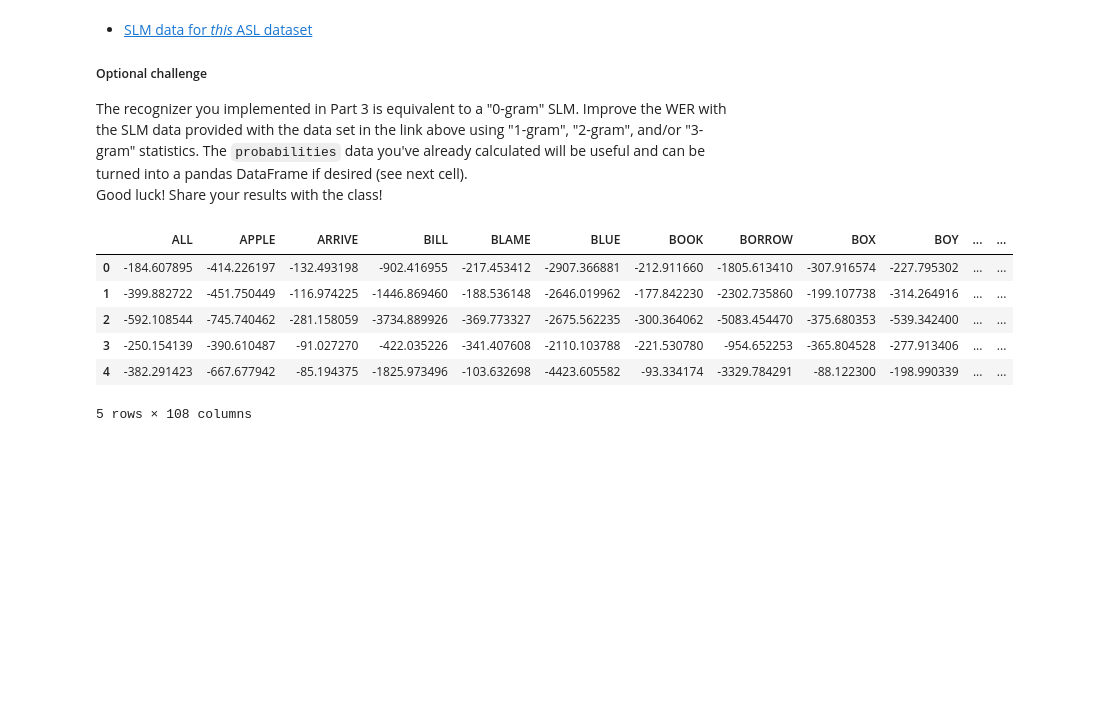
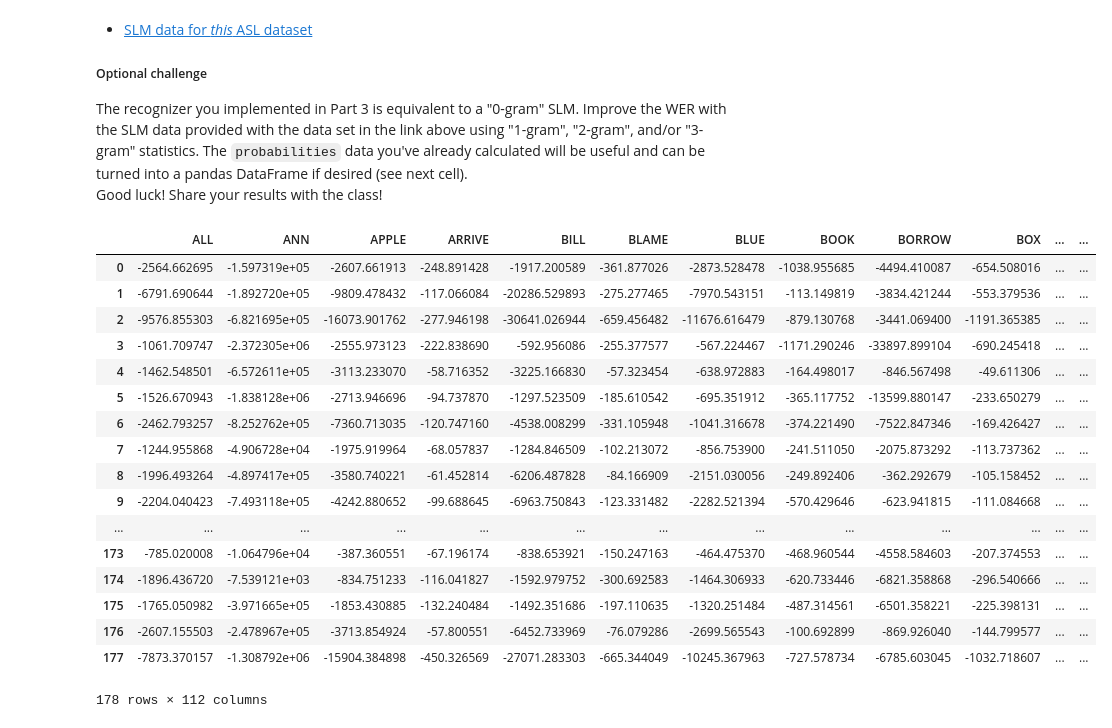
Before and after one commit to nicholasding/AIND-Recognizer, a Jupyter notebook: asl_recognizer.ipynb, the cells around one changed output. Saved outputs shown, nothing was run; the diff lists cells and outputs as text; code cells hidden in the pictures; blank space fills up the shorter version.

Commit message:
Added more combination tests

```diff
--- a/asl_recognizer.ipynb
+++ b/asl_recognizer.ipynb
@@ -83,6 +83,7 @@ asl.df.head()  # the new feature 'grnd-ry' is now in the frames dictionary
 from asl_utils import test_features_tryit
 # TODO add df columns for 'grnd-rx', 'grnd-ly', 'grnd-lx' representing differences between hand and nose locations
 asl.df['grnd-rx'] = asl.df['right-x'] - asl.df['nose-x']
+asl.df['grnd-ry'] = asl.df['right-y'] - asl.df['nose-y']
 asl.df['grnd-ly'] = asl.df['left-y'] - asl.df['nose-y']
 asl.df['grnd-lx'] = asl.df['left-x'] - asl.df['nose-x']
 
@@ -685,3 +826,13 @@ Video  Recognized                                                    Correct
   193: *IX *IX *HOUSE BOX                                            JOHN GIVE GIRL BOX
   199: *JOHN *IX *MARY                                               LIKE CHOCOLATE WHO
   201: JOHN *MARY MARY *JOHN BUY HOUSE                               JOHN TELL MARY IX-1P BUY HOUSE
+# %%
+# TODO Choose a feature set and model selector
+features = features_ground + features_delta # change as needed
+model_selector = SelectorCV # change as needed
+
+# TODO Recognize the test set and display the result with the show_errors method
+models = train_all_words(features, model_selector)
+test_set = asl.build_test(features)
+probabilities, guesses = recognize(models, test_set)
+show_errors(guesses, test_set)
@@ -720,12 +890,24 @@ Good luck!  Share your results with the class!
 # %%
 # create a DataFrame of log likelihoods for the test word items
 df_probs = pd.DataFrame(data=probabilities)
 df_probs.head()
+df_probs
 # %% [output]
-|  | ALL | APPLE | ARRIVE | BILL | BLAME | BLUE | BOOK | BORROW | BOX | BOY | ... | ... |
-| 0 | -184.607895 | -414.226197 | -132.493198 | -902.416955 | -217.453412 | -2907.366881 | -212.911660 | -1805.613410 | -307.916574 | -227.795302 | ... | ... |
-| 1 | -399.882722 | -451.750449 | -116.974225 | -1446.869460 | -188.536148 | -2646.019962 | -177.842230 | -2302.735860 | -199.107738 | -314.264916 | ... | ... |
-| 2 | -592.108544 | -745.740462 | -281.158059 | -3734.889926 | -369.773327 | -2675.562235 | -300.364062 | -5083.454470 | -375.680353 | -539.342400 | ... | ... |
-| 3 | -250.154139 | -390.610487 | -91.027270 | -422.035226 | -341.407608 | -2110.103788 | -221.530780 | -954.652253 | -365.804528 | -277.913406 | ... | ... |
-| 4 | -382.291423 | -667.677942 | -85.194375 | -1825.973496 | -103.632698 | -4423.605582 | -93.334174 | -3329.784291 | -88.122300 | -198.990339 | ... | ... |
+|  | ALL | ANN | APPLE | ARRIVE | BILL | BLAME | BLUE | BOOK | BORROW | BOX | ... | ... |
+| 0 | -2564.662695 | -1.597319e+05 | -2607.661913 | -248.891428 | -1917.200589 | -361.877026 | -2873.528478 | -1038.955685 | -4494.410087 | -654.508016 | ... | ... |
+| 1 | -6791.690644 | -1.892720e+05 | -9809.478432 | -117.066084 | -20286.529893 | -275.277465 | -7970.543151 | -113.149819 | -3834.421244 | -553.379536 | ... | ... |
+| 2 | -9576.855303 | -6.821695e+05 | -16073.901762 | -277.946198 | -30641.026944 | -659.456482 | -11676.616479 | -879.130768 | -3441.069400 | -1191.365385 | ... | ... |
+| 3 | -1061.709747 | -2.372305e+06 | -2555.973123 | -222.838690 | -592.956086 | -255.377577 | -567.224467 | -1171.290246 | -33897.899104 | -690.245418 | ... | ... |
+| 4 | -1462.548501 | -6.572611e+05 | -3113.233070 | -58.716352 | -3225.166830 | -57.323454 | -638.972883 | -164.498017 | -846.567498 | -49.611306 | ... | ... |
+| 5 | -1526.670943 | -1.838128e+06 | -2713.946696 | -94.737870 | -1297.523509 | -185.610542 | -695.351912 | -365.117752 | -13599.880147 | -233.650279 | ... | ... |
+| 6 | -2462.793257 | -8.252762e+05 | -7360.713035 | -120.747160 | -4538.008299 | -331.105948 | -1041.316678 | -374.221490 | -7522.847346 | -169.426427 | ... | ... |
+| 7 | -1244.955868 | -4.906728e+04 | -1975.919964 | -68.057837 | -1284.846509 | -102.213072 | -856.753900 | -241.511050 | -2075.873292 | -113.737362 | ... | ... |
+| 8 | -1996.493264 | -4.897417e+05 | -3580.740221 | -61.452814 | -6206.487828 | -84.166909 | -2151.030056 | -249.892406 | -362.292679 | -105.158452 | ... | ... |
+| 9 | -2204.040423 | -7.493118e+05 | -4242.880652 | -99.688645 | -6963.750843 | -123.331482 | -2282.521394 | -570.429646 | -623.941815 | -111.084668 | ... | ... |
+| ... | ... | ... | ... | ... | ... | ... | ... | ... | ... | ... | ... | ... |
+| 173 | -785.020008 | -1.064796e+04 | -387.360551 | -67.196174 | -838.653921 | -150.247163 | -464.475370 | -468.960544 | -4558.584603 | -207.374553 | ... | ... |
+| 174 | -1896.436720 | -7.539121e+03 | -834.751233 | -116.041827 | -1592.979752 | -300.692583 | -1464.306933 | -620.733446 | -6821.358868 | -296.540666 | ... | ... |
+| 175 | -1765.050982 | -3.971665e+05 | -1853.430885 | -132.240484 | -1492.351686 | -197.110635 | -1320.251484 | -487.314561 | -6501.358221 | -225.398131 | ... | ... |
+| 176 | -2607.155503 | -2.478967e+05 | -3713.854924 | -57.800551 | -6452.733969 | -76.079286 | -2699.565543 | -100.692899 | -869.926040 | -144.799577 | ... | ... |
+| 177 | -7873.370157 | -1.308792e+06 | -15904.384898 | -450.326569 | -27071.283303 | -665.344049 | -10245.367963 | -727.578734 | -6785.603045 | -1032.718607 | ... | ... |
-5 rows × 108 columns
+178 rows × 112 columns
```
Also changed, not shown: parts of 15 cells of this notebook, 1 other file.
